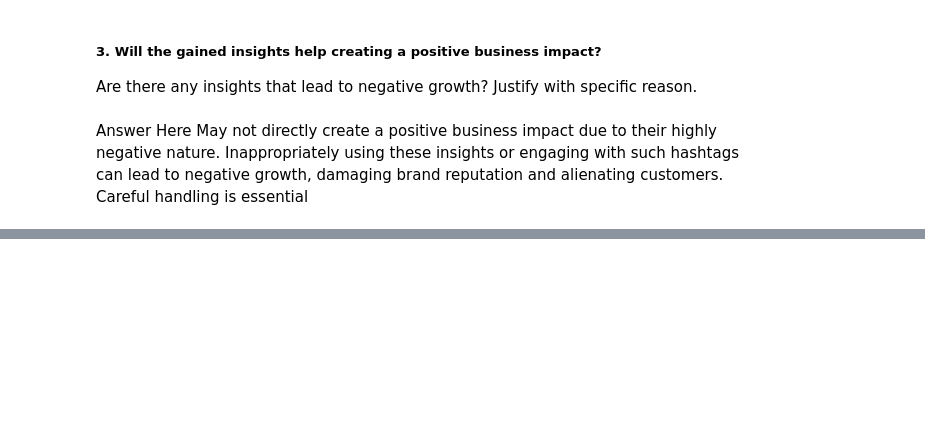
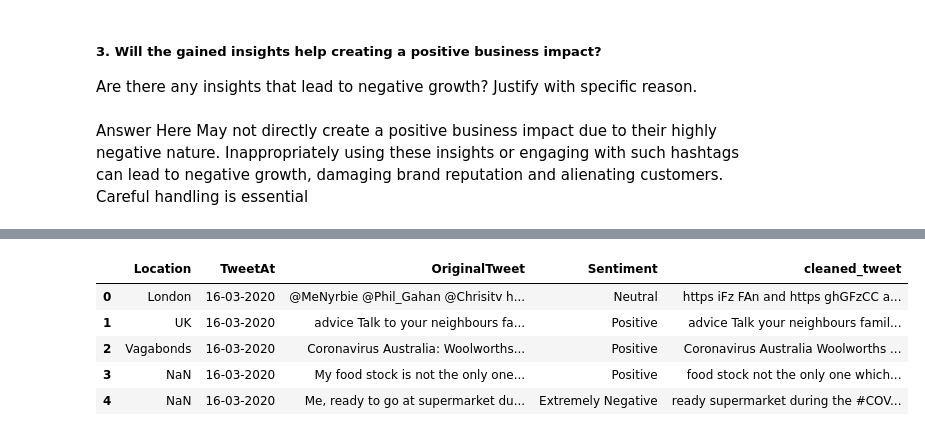
Before and after one commit to rins3005/Coronavirus_Tweet_Sentiment_Analysis_Capstone_Project, a Jupyter notebook: Rina_Patel_Coronavirus_Tweet_Sentiment_Analysis_Capstone_Project.ipynb, the cells around one changed output, grey strips where cells are left out. Cells and saved outputs as stored; diff of their text form; code cells hidden in the pictures; blank space fills up the shorter version.

```diff
--- a/Rina_Patel_Coronavirus_Tweet_Sentiment_Analysis_Capstone_Project.ipynb
+++ b/Rina_Patel_Coronavirus_Tweet_Sentiment_Analysis_Capstone_Project.ipynb
@@ -1053,0 +1124,10 @@ May not directly create a positive business impact due to their highly negative
+# %%
+#after removed short words(length less than 3)
+coronavirurs_tweet.head()
+# %% [output]
+|  | Location | TweetAt | OriginalTweet | Sentiment | cleaned_tweet |
+| 0 | London | 16-03-2020 | @MeNyrbie @Phil_Gahan @Chrisitv h... | Neutral | https iFz FAn and https ghGFzCC a... |
+| 1 | UK | 16-03-2020 | advice Talk to your neighbours fa... | Positive | advice Talk your neighbours famil... |
+| 2 | Vagabonds | 16-03-2020 | Coronavirus Australia: Woolworths... | Positive | Coronavirus Australia Woolworths ... |
+| 3 | NaN | 16-03-2020 | My food stock is not the only one... | Positive | food stock not the only one which... |
+| 4 | NaN | 16-03-2020 | Me, ready to go at supermarket du... | Extremely Negative | ready supermarket during the #COV... |
```
Also changed, not shown: parts of 56 cells of this notebook.
